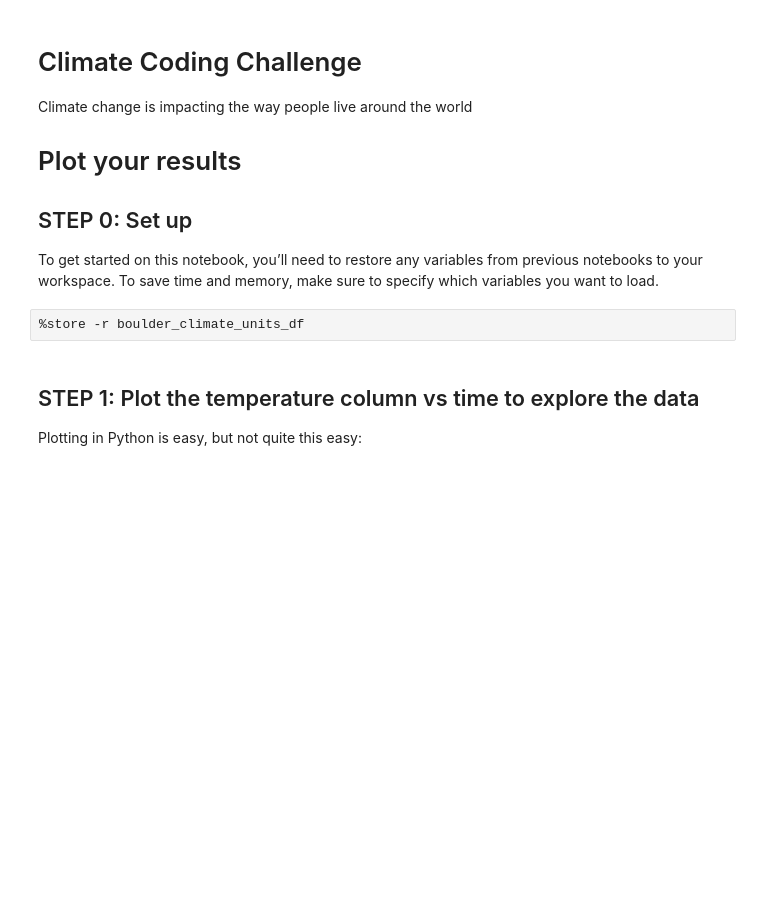
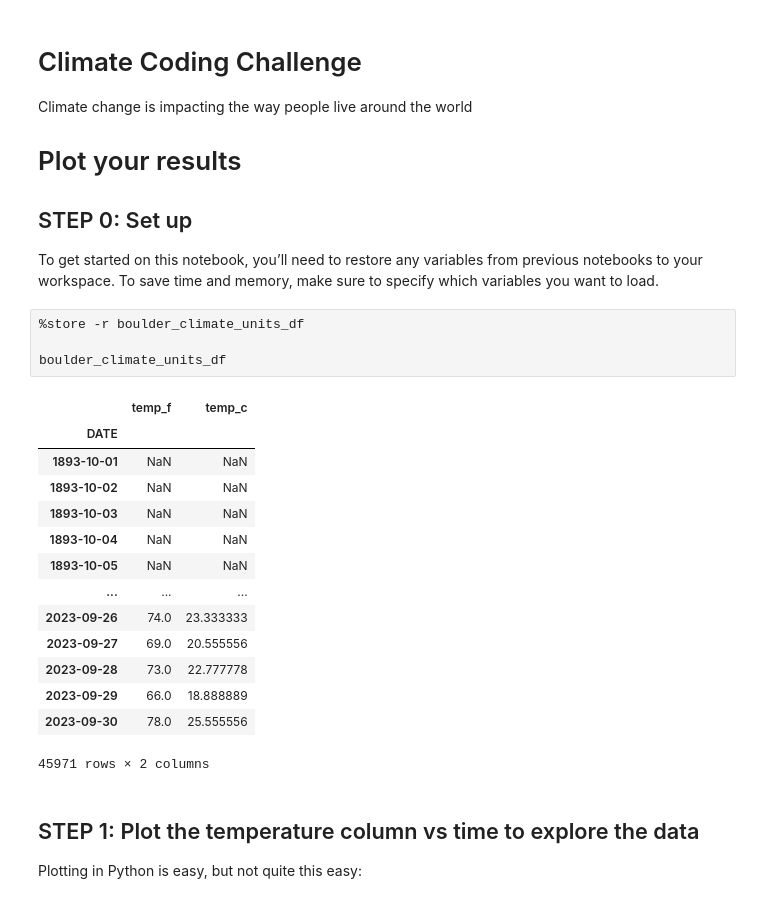
Before and after one commit to earthlab-education/02-climate-rainihelmstadter, a Jupyter notebook: Climate-Coding-Challenge_Part-4.ipynb, the cells around one changed output. Saved outputs shown, nothing was run; the diff lists cells and outputs as text; blank space fills up the shorter version.

```diff
--- a/Climate-Coding-Challenge_Part-4.ipynb
+++ b/Climate-Coding-Challenge_Part-4.ipynb
@@ -12,6 +12,23 @@ from previous notebooks to your workspace. To save time and memory, make
 sure to specify which variables you want to load.
 # %%
 %store -r boulder_climate_units_df
+
+boulder_climate_units_df
+# %% [output]
+|  | temp_f | temp_c |
+| DATE |  |  |
+| 1893-10-01 | NaN | NaN |
+| 1893-10-02 | NaN | NaN |
+| 1893-10-03 | NaN | NaN |
+| 1893-10-04 | NaN | NaN |
+| 1893-10-05 | NaN | NaN |
+| ... | ... | ... |
+| 2023-09-26 | 74.0 | 23.333333 |
+| 2023-09-27 | 69.0 | 20.555556 |
+| 2023-09-28 | 73.0 | 22.777778 |
+| 2023-09-29 | 66.0 | 18.888889 |
+| 2023-09-30 | 78.0 | 25.555556 |
+45971 rows × 2 columns
 # %% [markdown]
 ## STEP 1: Plot the temperature column vs time to explore the data
 
```
Also changed, not shown: parts of 9 cells of this notebook, 1 other file.
